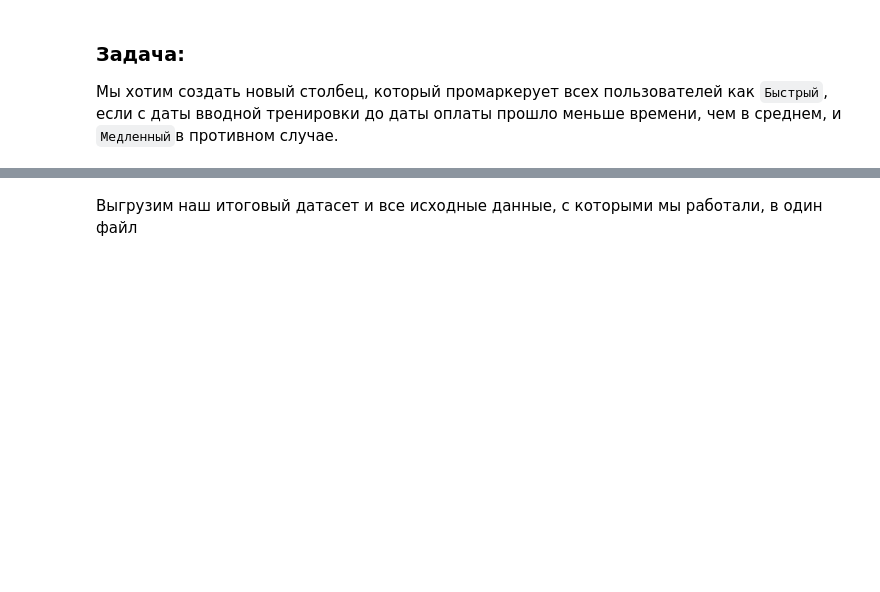
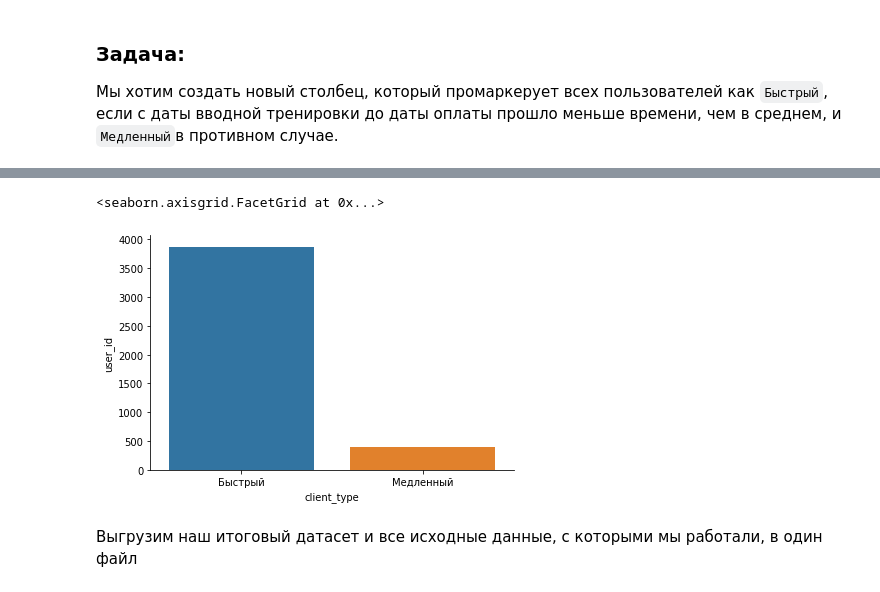
Before and after one commit to fleisan18/avg_conversion_time_from_free_workout, a Jupyter notebook: 1_avg_conversion_time_from_free_workout.ipynb, the cells around one changed output, grey strips where cells are left out. Saved outputs shown, nothing was run; the diff lists cells and outputs as text; code cells hidden in the pictures; blank space fills up the shorter version.

```diff
--- a/1_avg_conversion_time_from_free_workout.ipynb
+++ b/1_avg_conversion_time_from_free_workout.ipynb
@@ -306,3 +362,13 @@ user_info.head()
+# %%
+sns.catplot(x = 'client_type',
+            y = 'user_id',
+            data = user_info.groupby(by = 'client_type')['user_id'].count().reset_index(),
+            kind = "bar",
+            height = 4, # задаем размер графика
+            aspect = 1.5)
+# %% [output]
+<seaborn.axisgrid.FacetGrid at 0x...>
+[figure, added]
 # %% [markdown]
 Выгрузим наш итоговый датасет и все исходные данные, с которыми мы работали, в один файл
 # %%
```
Also changed, not shown: parts of 14 cells of this notebook.
